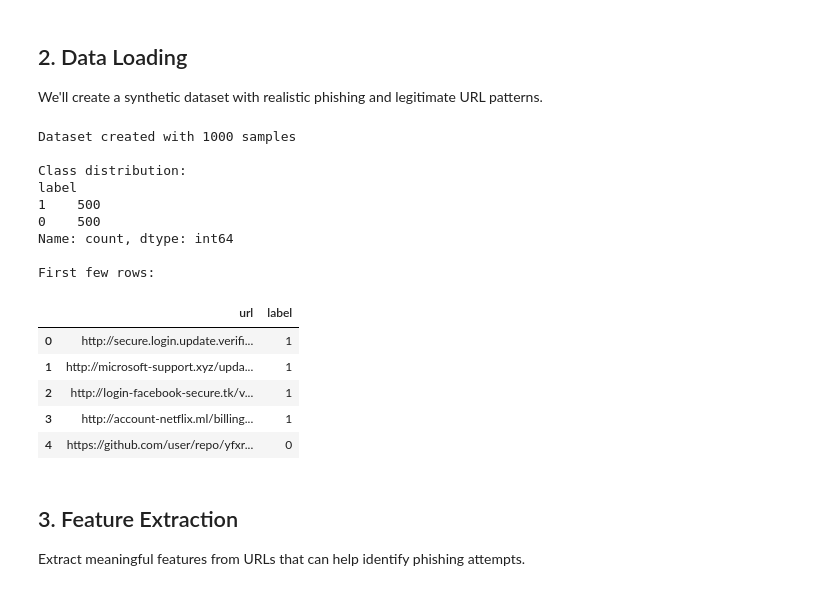
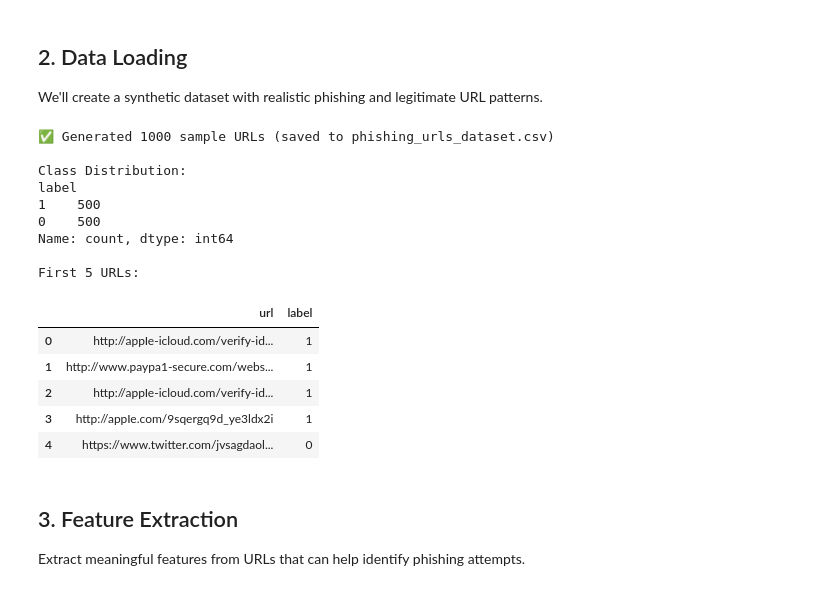
Before and after one commit to Darkartemis810/url-phishiing-detection, a Jupyter notebook: random_forest_url_phishing.ipynb, the cells around one changed output. Saved outputs shown, nothing was run; the diff lists cells and outputs as text; code cells hidden in the pictures.

```diff
--- a/random_forest_url_phishing.ipynb
+++ b/random_forest_url_phishing.ipynb
@@ -156,9 +56,12 @@ Libraries imported successfully!
 We'll create a synthetic dataset with realistic phishing and legitimate URL patterns.
 # %%
 # Generate synthetic dataset for demonstration
+import numpy as np
+import pandas as pd
+
 np.random.seed(42)
 
-# Legitimate URLs patterns
+# Legitimate URL base patterns
 legit_urls = [
     'https://www.google.com',
     'https://github.com/user/repo',
@@ -172,7 +75,7 @@ legit_urls = [
     'https://www.linkedin.com/in/user',
 ]
 
-# Phishing URLs patterns (suspicious characteristics)
+# Phishing URL patterns (typosquatting, deceptive subdomains, suspicious TLDs, IP hosts)
 phishing_urls = [
     'http://secure-paypal-verify.com/login.php?id=123456',
     'http://192.168.1.1/banking/login',
@@ -182,56 +85,62 @@ phishing_urls = [
     'http://www.paypa1-secure.com/webscr.php',
     'http://microsoft-support.xyz/update',
     'http://appIe-icloud.com/verify-id',
     'http://account-netflix.ml/billing',
     'http://secure.login.update.verification.com.suspicious-domain.tk',
+    'http://g00gle.com',
+    'http://paypa1.com',
+    'http://amaz0n.com',
+    'http://faceb00k.com',
+    'http://appIe.com'
 ]
 
-# Generate more samples
+# Generate realistic variations (paths, parameters, and root domains)
 def generate_variations(urls, count):
     result = []
     for _ in range(count):
         base = np.random.choice(urls)
-        # Add random variations
-        result.append(base + '/' + ''.join(np.random.choice(list('abcdefghijklmnopqrstuvwxyz0123456789-_'),
-                                                            np.random.randint(5, 20))))
+        if np.random.rand() > 0.35:
+            # Append randomized path/query
+            path_chars = list('abcdefghijklmnopqrstuvwxyz0123456789-_')
+            result.append(base + '/' + ''.join(np.random.choice(path_chars, np.random.randint(5, 20))))
+        else:
+            result.append(base)
     return result
 
-# Create dataset
+# Create balanced dataset (500 legitimate, 500 phishing = 1,000 total)
 legit_samples = legit_urls + generate_variations(legit_urls, 490)
-phishing_samples = phishing_urls + generate_variations(phishing_urls, 490)
+phishing_samples = phishing_urls + generate_variations(phishing_urls, 485)
 
-# Combine
 urls = legit_samples + phishing_samples
-labels = [0] * len(legit_samples) + [1] * len(phishing_samples)  # 0: legitimate, 1: phishing
+labels = [0] * len(legit_samples) + [1] * len(phishing_samples)  # 0: Legitimate, 1: Phishing
 
-# Create DataFrame
+# Assemble DataFrame and shuffle
 df = pd.DataFrame({'url': urls, 'label': labels})
-df = df.sample(frac=1, random_state=42).reset_index(drop=True)  # Shuffle
+df = df.sample(frac=1, random_state=42).reset_index(drop=True)
 
-# Save dataset to CSV for persistence & sharing
+# Export raw dataset to CSV
 df.to_csv('phishing_urls_dataset.csv', index=False)
 
-print(f"Dataset created with {len(df)} samples (saved to phishing_urls_dataset.csv)")
-print(f"\nClass distribution:")
-print(df['label'].value_counts())
-print(f"\nFirst few rows:")
+print(f"✅ Generated {len(df)} sample URLs (saved to phishing_urls_dataset.csv)")
+print(f"\nClass Distribution:\n{df['label'].value_counts()}")
+print(f"\nFirst 5 URLs:")
 df.head()
 # %% [output]
-Dataset created with 1000 samples
+✅ Generated 1000 sample URLs (saved to phishing_urls_dataset.csv)
 
-Class distribution:
+Class Distribution:
 label
 1    500
 0    500
 Name: count, dtype: int64
 
-First few rows:
+First 5 URLs:
 |  | url | label |
-| 0 | http://secure.login.update.verifi... | 1 |
-| 1 | http://microsoft-support.xyz/upda... | 1 |
-| 2 | http://login-facebook-secure.tk/v... | 1 |
-| 3 | http://account-netflix.ml/billing... | 1 |
-| 4 | https://github.com/user/repo/yfxr... | 0 |
+| 0 | http://appIe-icloud.com/verify-id... | 1 |
+| 1 | http://www.paypa1-secure.com/webs... | 1 |
+| 2 | http://appIe-icloud.com/verify-id... | 1 |
+| 3 | http://appIe.com/9sqergq9d_ye3ldx2i | 1 |
+| 4 | https://www.twitter.com/jvsagdaol... | 0 |
 # %% [markdown]
 ## 3. Feature Extraction
 
```
Also changed, not shown: parts of 9 cells of this notebook, 3 other files.
